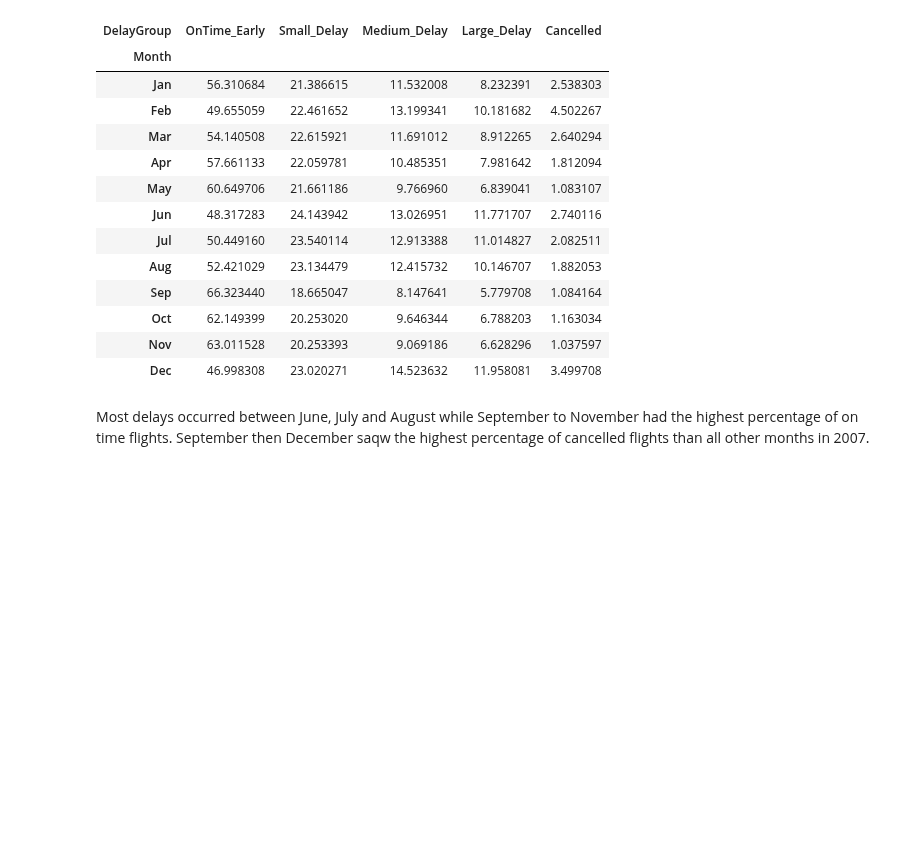
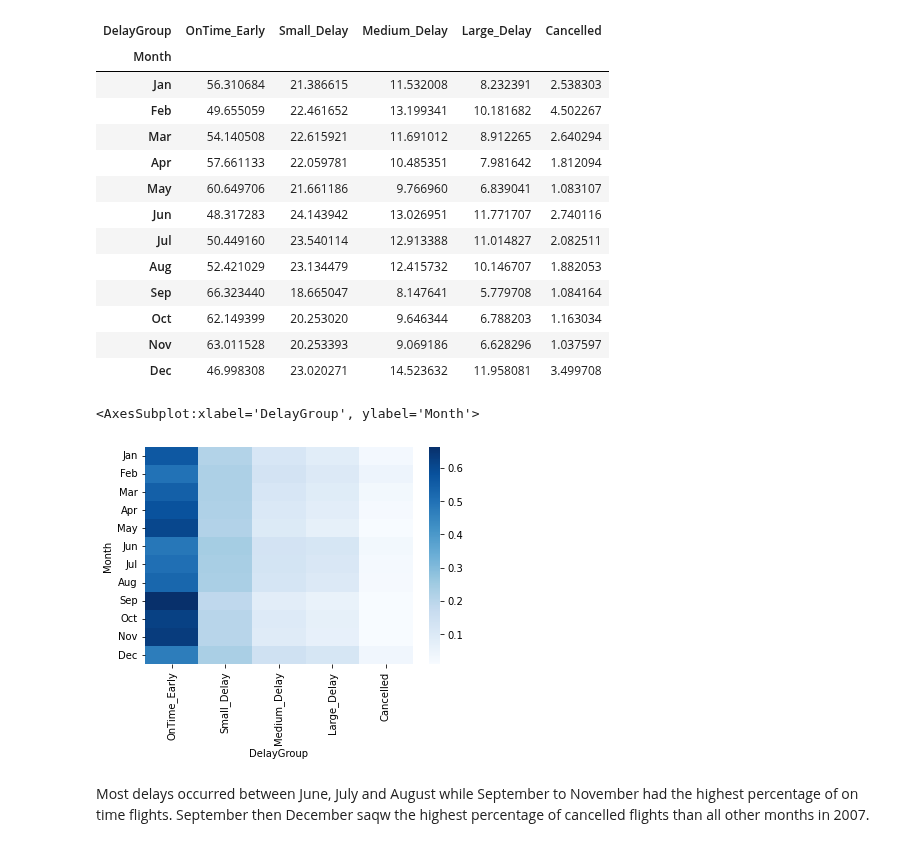
Before and after one commit to EsosaOrumwese/ALX-T-Nanodegree, a Jupyter notebook: Data Analytics/Projects/Airline On-Time Performance Data/eda_act.ipynb, the cells around one changed output. Saved outputs shown, nothing was run; the diff lists cells and outputs as text; code cells hidden in the pictures; blank space fills up the shorter version.

```diff
--- a/Data Analytics/Projects/Airline On-Time Performance Data/eda_act.ipynb
+++ b/Data Analytics/Projects/Airline On-Time Performance Data/eda_act.ipynb
@@ -327,6 +324,11 @@ Let's get the percentage of each delay group for each month
 | Oct | 62.149399 | 20.253020 | 9.646344 | 6.788203 | 1.163034 |
 | Nov | 63.011528 | 20.253393 | 9.069186 | 6.628296 | 1.037597 |
 | Dec | 46.998308 | 23.020271 | 14.523632 | 11.958081 | 3.499708 |
+# %%
+sns.heatmap(airline_df_agg, cmap='Blues')
+# %% [output]
+<AxesSubplot:xlabel='DelayGroup', ylabel='Month'>
+[figure, added]
 # %% [markdown]
 Most delays occurred between June, July and August while September to November had the highest percentage of on time flights. September then December saqw the highest percentage of cancelled flights than all other months in 2007.
 # %% [markdown]
```
Also changed, not shown: parts of 13 cells of this notebook.
